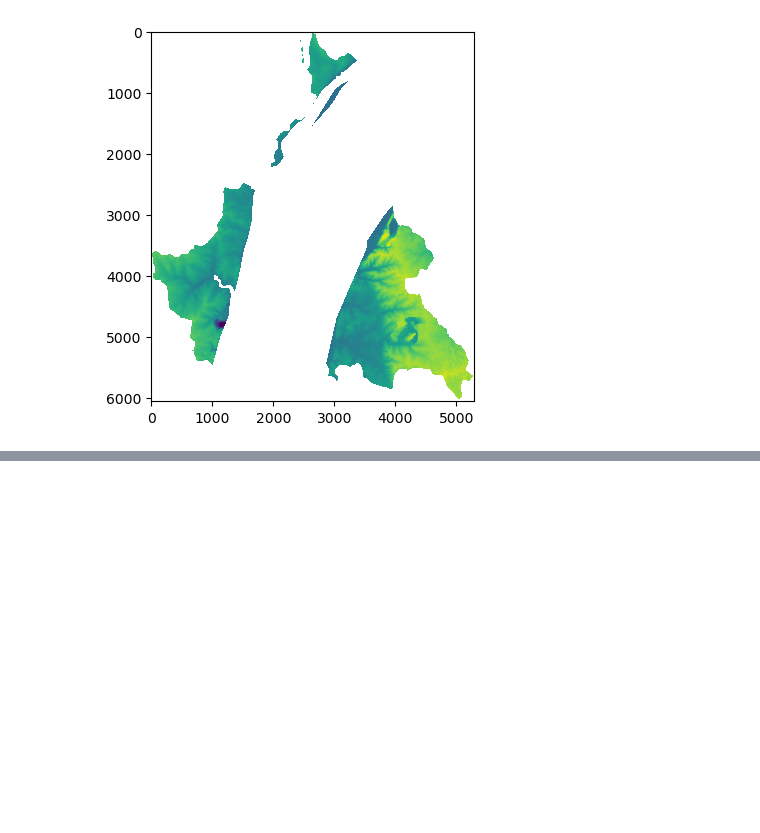
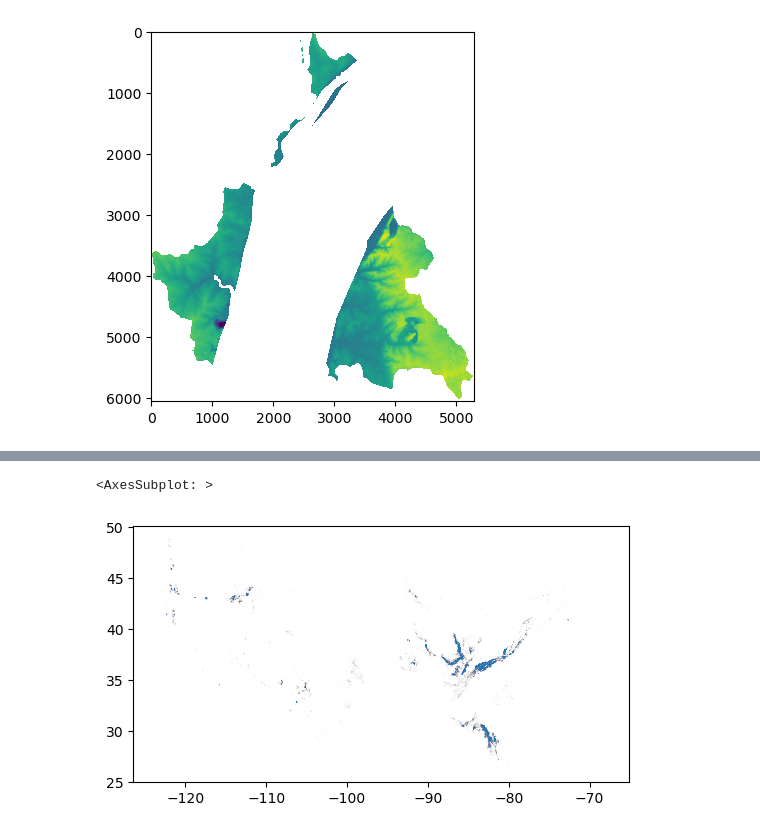
Before and after one commit to CovingtonResearchGroup/sinkhole_analysis, a Jupyter notebook: HUC-karst-trimming.ipynb, the cells around one changed output, grey strips where cells are left out. Cells and saved outputs as stored; diff of their text form; code cells hidden in the pictures; blank space fills up the shorter version.

```diff
--- a/HUC-karst-trimming.ipynb
+++ b/HUC-karst-trimming.ipynb
@@ -309,0 +323,6 @@ bbox_zip
+# %%
+all_sinks = gpd.read_file('./combined-sinkholes/combined-sinkholes-dissolved.shp')
+all_sinks.plot()
+# %% [output]
+<AxesSubplot: >
+[figure, added]
```
Also changed, not shown: parts of 15 cells of this notebook, 1 other file.
